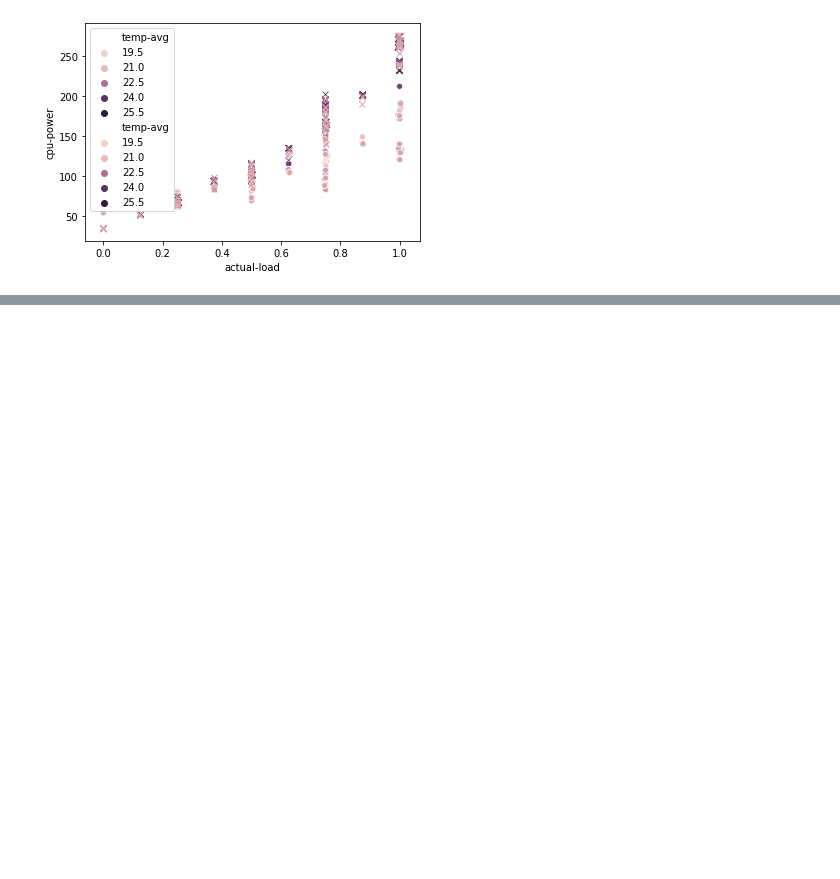
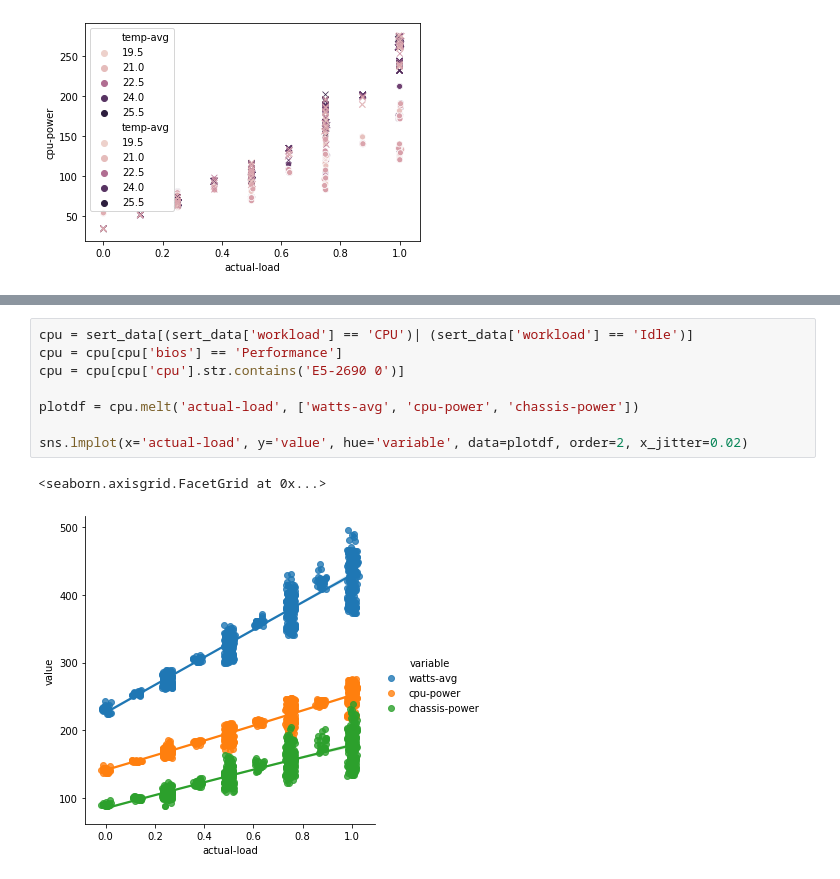
Before and after one commit to sjclement/sert-processing, a Jupyter notebook: Temperature_analysis.ipynb, the cells around one changed output, grey strips where cells are left out. Drawn from its saved outputs; the diff is of its cells as text; blank space fills up the shorter version.

```diff
--- a/Temperature_analysis.ipynb
+++ b/Temperature_analysis.ipynb
@@ -203,0 +204,11 @@ sns.lmplot(x='actual-load', y='value', hue='variable', data=plotdf, order=2)
+# %%
+cpu = sert_data[(sert_data['workload'] == 'CPU')| (sert_data['workload'] == 'Idle')]
+cpu = cpu[cpu['bios'] == 'Performance']
+cpu = cpu[cpu['cpu'].str.contains('E5-2690 0')]
+
+plotdf = cpu.melt('actual-load', ['watts-avg', 'cpu-power', 'chassis-power'])
+
+sns.lmplot(x='actual-load', y='value', hue='variable', data=plotdf, order=2, x_jitter=0.02)
+# %% [output]
+<seaborn.axisgrid.FacetGrid at 0x...>
+[figure, added]
```
Also changed, not shown: parts of 2 cells of this notebook.
